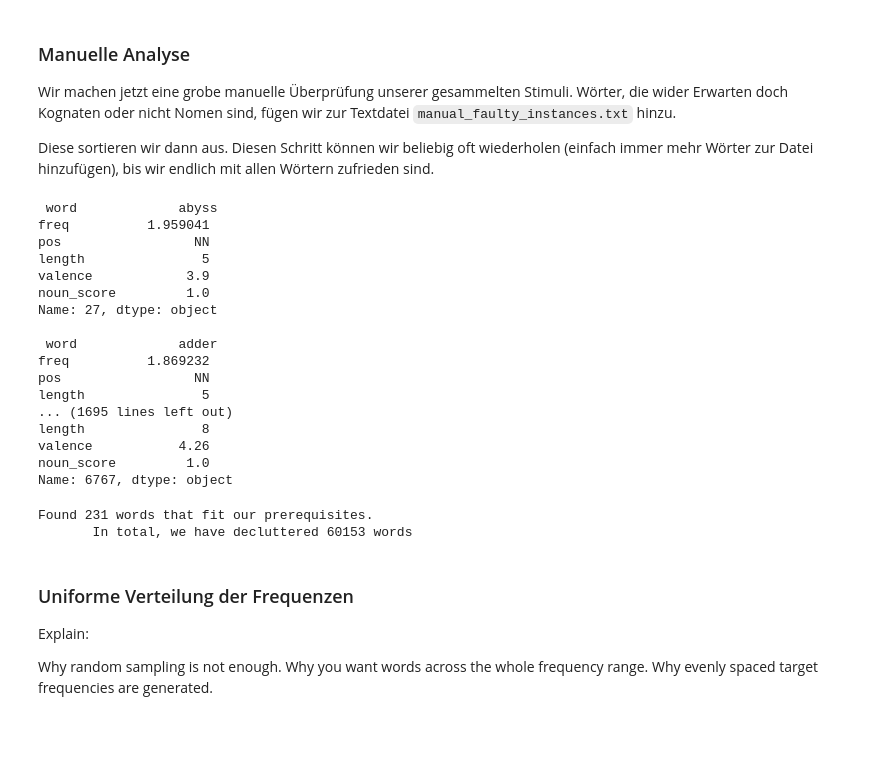
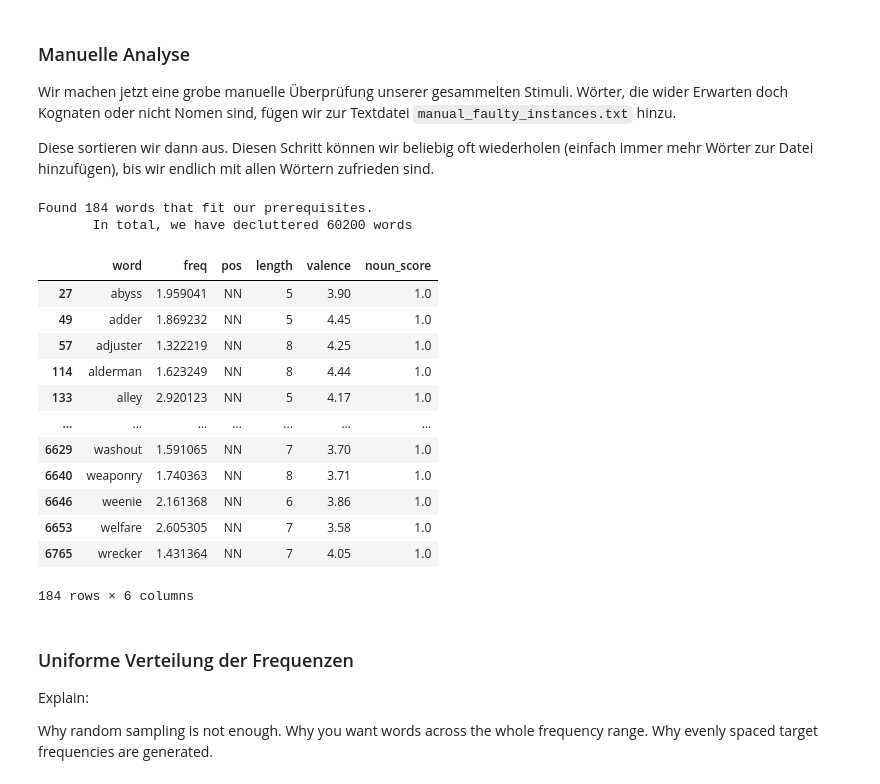
Before and after one commit to jasminorth/lang_emot_cognition, a Jupyter notebook: Dataset/dataset_creation.ipynb, the cells around one changed output. Saved outputs shown, nothing was run; the diff lists cells and outputs as text; code cells hidden in the pictures; blank space fills up the shorter version.

Commit message:
manual correction

```diff
--- a/Dataset/dataset_creation.ipynb
+++ b/Dataset/dataset_creation.ipynb
@@ -625,51 +625,36 @@ Diese sortieren wir dann aus. Diesen Schritt können wir beliebig oft wiederhole
 # %%
 # kopieren
 corrected_df = non_cognate_df.copy()
 
-# gib mir jedes einzelne Item aus
-# for _, row in corrected_df.iterrows():
-#     print ("\n", row)
-
+# lese die Datei mit den zu entfernenden Wörtern ein und speichere sie in einem Set
 manual_correction_set = set()
-
 with open ("manual_faulty_instances.txt", "r", encoding = "utf-8") as file:
     for line in file:
         word = line.strip()
         manual_correction_set.add(word)
 
-# So
-manual_correction_set
-
-
 # übernehme nur die Wörter, die nicht in dem Korrektur-Set vorhanden sind
 corrected_df = corrected_df[~corrected_df["word"].isin(manual_correction_set)]
 
+# Feedback
+print (f"""Found {len(corrected_df)} words that fit our prerequisites.
+       In total, we have decluttered {original_size - len(corrected_df)} words""")
+
+# So sieht das dann aus
 corrected_df
-
-for _, row in corrected_df.iterrows():
-    print ("\n", row)
 # %% [output]
- word             abyss
-freq          1.959041
-pos                 NN
-length               5
-valence            3.9
-noun_score         1.0
-Name: 27, dtype: object
-
- word             adder
-freq          1.869232
-pos                 NN
-length               5
-... (1695 lines left out)
-length               8
-valence           4.26
-noun_score         1.0
-Name: 6767, dtype: object
+Found 184 words that fit our prerequisites.
+       In total, we have decluttered 60200 words
+|  | word | freq | pos | length | valence | noun_score |
+| 27 | abyss | 1.959041 | NN | 5 | 3.90 | 1.0 |
+| 49 | adder | 1.869232 | NN | 5 | 4.45 | 1.0 |
+| 57 | adjuster | 1.322219 | NN | 8 | 4.25 | 1.0 |
+| 114 | alderman | 1.623249 | NN | 8 | 4.44 | 1.0 |
+| 133 | alley | 2.920123 | NN | 5 | 4.17 | 1.0 |
+| ... | ... | ... | ... | ... | ... | ... |
+| 6629 | washout | 1.591065 | NN | 7 | 3.70 | 1.0 |
+| 6640 | weaponry | 1.740363 | NN | 8 | 3.71 | 1.0 |
+| 6646 | weenie | 2.161368 | NN | 6 | 3.86 | 1.0 |
+| 6653 | welfare | 2.605305 | NN | 7 | 3.58 | 1.0 |
+| 6765 | wrecker | 1.431364 | NN | 7 | 4.05 | 1.0 |
+184 rows × 6 columns
-# %%
-# Final feedback
-print (f"""Found {len(non_cognate_df)} words that fit our prerequisites.
-       In total, we have decluttered {original_size - len(non_cognate_df)} words""")
-# %% [output]
-Found 231 words that fit our prerequisites.
-       In total, we have decluttered 60153 words
```
Also changed, not shown: parts of 1 cell of this notebook, 1 other file.
